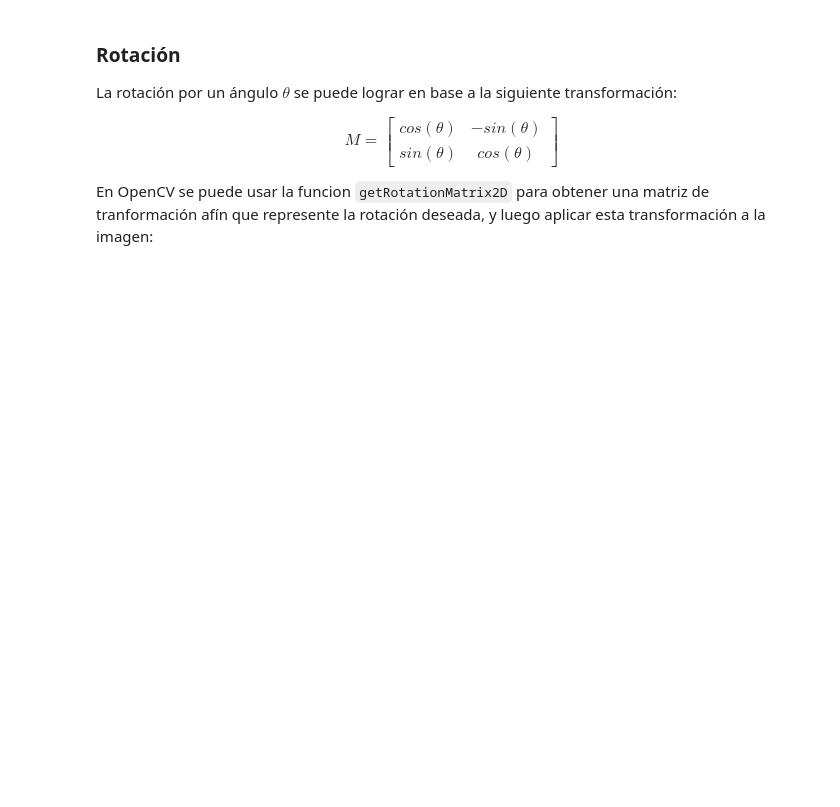
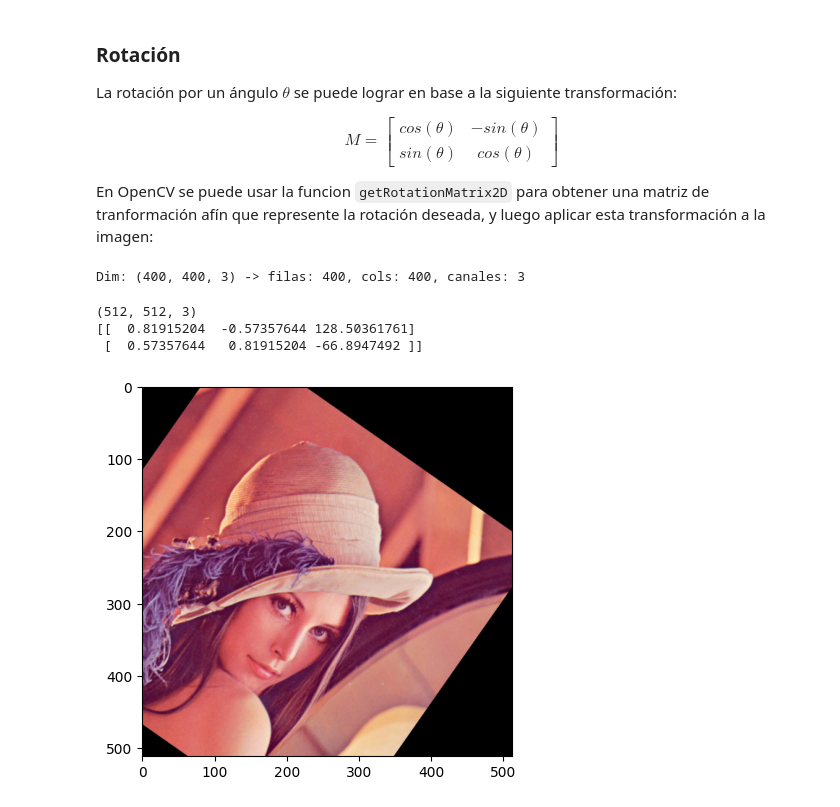
Before and after one commit to tabris2015/computer_vision_unifranz_2024, a Jupyter notebook: 3.procesamiento_de_imagenes/3.1.operaciones_basicas.ipynb, the cells around one changed output. Drawn from its saved outputs; the diff is of its cells as text; code cells hidden in the pictures; blank space fills up the shorter version.

```diff
--- a/3.procesamiento_de_imagenes/3.1.operaciones_basicas.ipynb
+++ b/3.procesamiento_de_imagenes/3.1.operaciones_basicas.ipynb
@@ -160,22 +167,29 @@ En OpenCV se puede usar la funcion `getRotationMatrix2D` para obtener una matriz
 dimensiones = (400, 400, 3)
 filas, columnas, _ = dimensiones
 # columnas = dimensiones[1]
-# canales = dimensiones[2]
+canales = dimensiones[2]
 
 print(f"Dim: {dimensiones} -> filas: {filas}, cols: {columnas}, canales: {canales}")
+# %% [output]
+Dim: (400, 400, 3) -> filas: 400, cols: 400, canales: 3
 # %%
 # obtener solamente el canal B
 img3 = img1#[:,:,0]
 
 filas, cols, _ = img3.shape
 print(img3.shape)
-theta = 25
+theta = -35
 
 # #                           (centro x      , centro y        , theta, escala)
-M = cv2.getRotationMatrix2D(((cols - 1) / 2, (filas - 1) / 2), theta, 1)
+M = cv2.getRotationMatrix2D(((cols - 1) / 3, (filas - 1) / 3), theta, 1)
 print(M)
 # #                     (img, matriz, size)
 display(cv2.warpAffine(img3, M, (cols, filas)))
+# %% [output]
+(512, 512, 3)
+[[  0.81915204  -0.57357644 128.50361761]
+ [  0.57357644   0.81915204 -66.8947492 ]]
+[figure, added]
 # %% [markdown]
 ## Ejercicio
 
```
Also changed, not shown: parts of 10 cells of this notebook, 12 other files.
